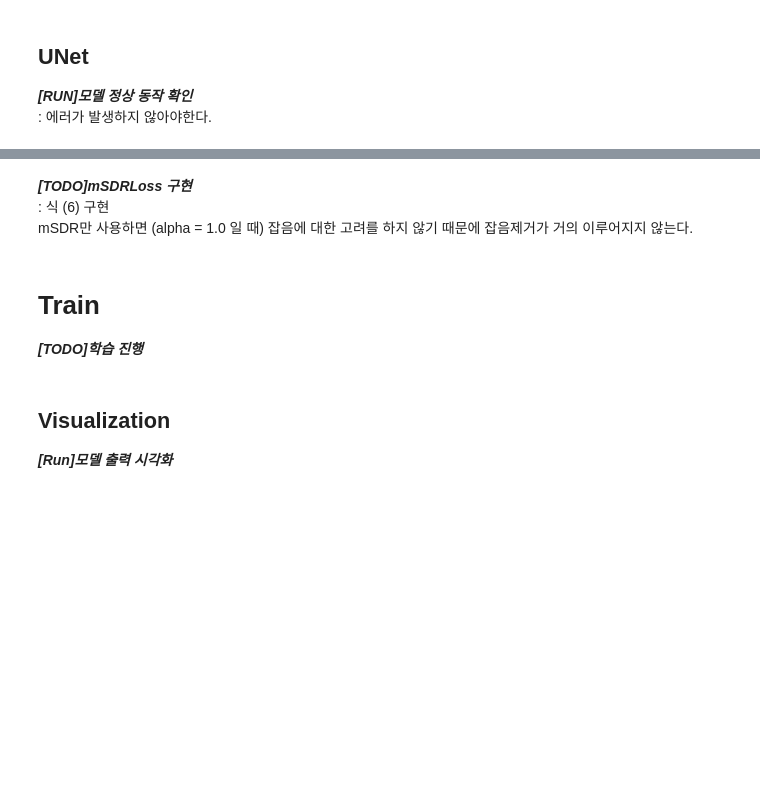
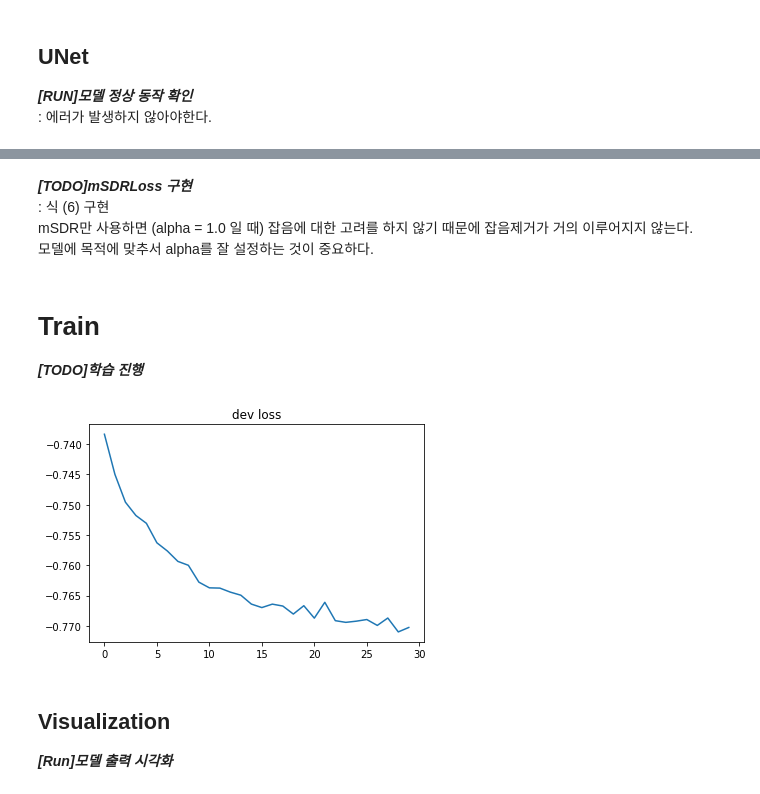
Before and after one commit to kooBH/DNN_SE_seminar, a Jupyter notebook: main.ipynb, the cells around one changed output, grey strips where cells are left out. Cells and saved outputs as stored; diff of their text form; code cells hidden in the pictures; blank space fills up the shorter version.

```diff
--- a/main.ipynb
+++ b/main.ipynb
@@ -57,11 +60,15 @@ import torch
 import torch.nn as nn
 from src.dataset import DatasetMix,DatasetFix
 from src.UNet import UNet
-from src.utils import get_output_wav,train,infer,plot_spec
+from src.utils import get_output_wav,train,infer,plot_spec,eval
+
 from tqdm.auto import tqdm
 
 import matplotlib.pyplot as plt
 import IPython.display as ipd
+
+bottlenecks = None
+residual_path=None
 # %% [markdown]
 # Dataset
 
@@ -196,7 +211,7 @@ print(len(decoders))
 **_[RUN]모델 정상 동작 확인_**
 : 에러가 발생하지 않아야한다.
 # %%
-model = UNet(encoders,decoders)
+model = UNet(encoders,decoders,bottlenecks = bottlenecks,res_paths = residual_path,print_shape=True)
 x = torch.rand(1,1,257,126)
 y = model(x)
 print(y.shape)
@@ -214,6 +240,7 @@ print(y.shape)
 **_[TODO]mSDRLoss 구현_**
 :  식 (6) 구현
 mSDR만 사용하면 (alpha = 1.0 일 때) 잡음에 대한 고려를 하지 않기 때문에 잡음제거가 거의 이루어지지 않는다.
+모델에 목적에 맞추서 alpha를 잘 설정하는 것이 중요하다.
 # %%
 """
     x     : noisy = y+z
@@ -228,7 +255,7 @@ def mSDRLoss(y,y_hat, eps=1e-7):
 
     return mSDR
 
-def wSDRLoss(y_hat,x,y,alpha=0.9,eps=2e-7):
+def wSDRLoss(y_hat,x,y,alpha=0.99,eps=2e-7):
         z = x - y
         z_hat = x - y_hat
 
@@ -239,7 +266,10 @@ def wSDRLoss(y_hat,x,y,alpha=0.9,eps=2e-7):
 
 **_[TODO]학습 진행_**
 # %%
+model = UNet(encoders,decoders,bottlenecks = bottlenecks,res_paths = residual_path,print_shape=False)
 train(model,dataset_train,dataset_dev,wSDRLoss)
+# %% [output]
+[figure, added]
 # %% [markdown]
 ## Visualization
 **_[Run]모델 출력 시각화_**
```
Also changed, not shown: parts of 9 cells of this notebook, 1 other file.
